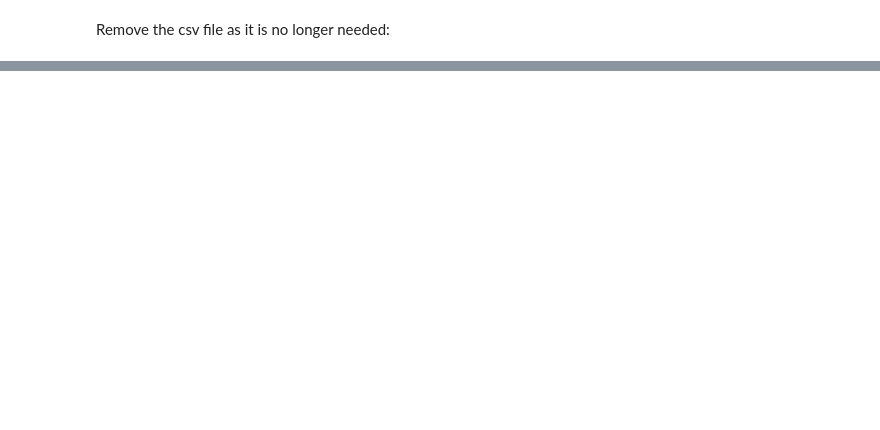
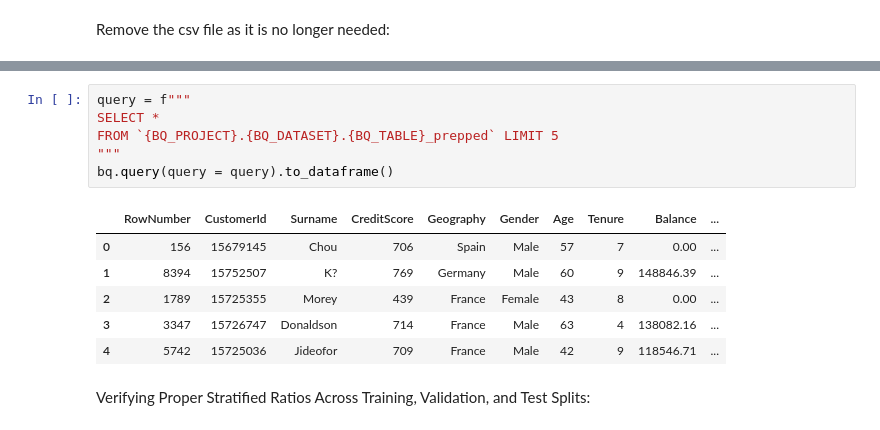
Before and after one commit to mhornstein/VertexAI-autoML, a Jupyter notebook: AutoML-python-client.ipynb, the cells around one changed output, grey strips where cells are left out. Drawn from its saved outputs; the diff is of its cells as text; blank space fills up the shorter version.

```diff
--- a/AutoML-python-client.ipynb
+++ b/AutoML-python-client.ipynb
@@ -104,0 +211,15 @@ os.remove(SOURCE_FILE_NAME)
+# %%
+query = f"""
+SELECT *
+FROM `{BQ_PROJECT}.{BQ_DATASET}.{BQ_TABLE}_prepped` LIMIT 5
+"""
+bq.query(query = query).to_dataframe()
+# %% [output]
+|  | RowNumber | CustomerId | Surname | CreditScore | Geography | Gender | Age | Tenure | Balance | ... |
+| 0 | 156 | 15679145 | Chou | 706 | Spain | Male | 57 | 7 | 0.00 | ... |
+| 1 | 8394 | 15752507 | K? | 769 | Germany | Male | 60 | 9 | 148846.39 | ... |
+| 2 | 1789 | 15725355 | Morey | 439 | France | Female | 43 | 8 | 0.00 | ... |
+| 3 | 3347 | 15726747 | Donaldson | 714 | France | Male | 63 | 4 | 138082.16 | ... |
+| 4 | 5742 | 15725036 | Jideofor | 709 | France | Male | 42 | 9 | 118546.71 | ... |
+# %% [markdown]
+Verifying Proper Stratified Ratios Across Training, Validation, and Test Splits:
```
Also changed, not shown: parts of 63 cells of this notebook.
